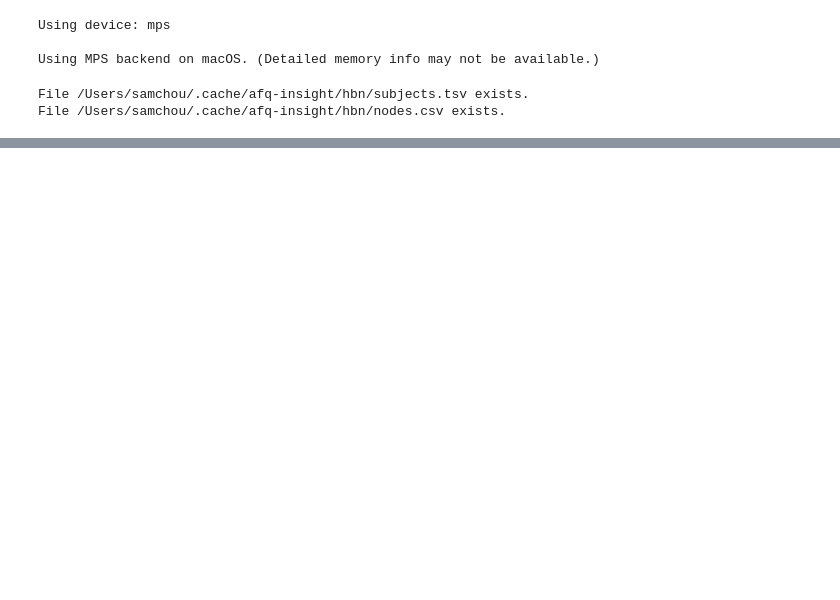
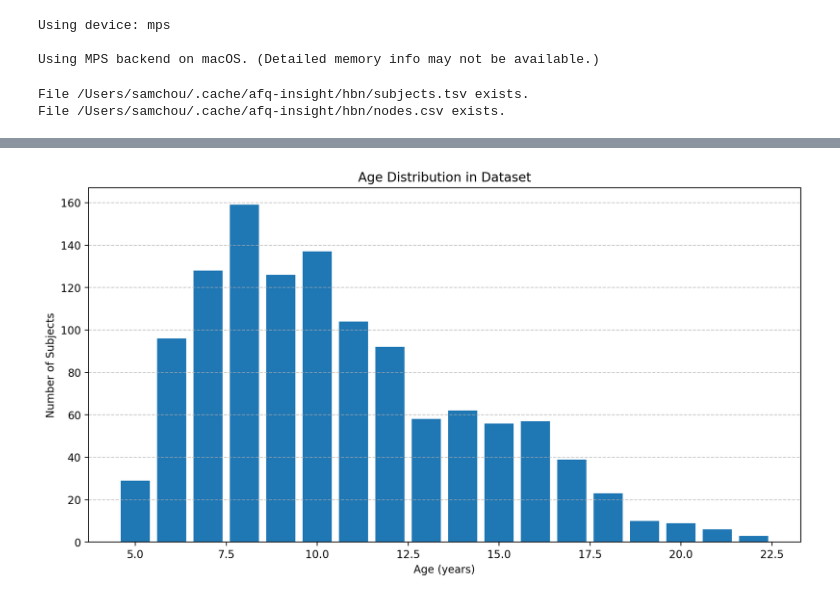
Before and after one commit to EntropyChicken/Asa-Jats-Task-Vectors-On-AFQ-Insight, a Jupyter notebook: ConvAE_Experiments/Variational/fa_tracts_data/vae_age_site_stages.ipynb, the cells around one changed output, grey strips where cells are left out. Saved outputs shown, nothing was run; the diff lists cells and outputs as text; code cells hidden in the pictures; blank space fills up the shorter version.

```diff
--- a/ConvAE_Experiments/Variational/fa_tracts_data/vae_age_site_stages.ipynb
+++ b/ConvAE_Experiments/Variational/fa_tracts_data/vae_age_site_stages.ipynb
@@ -41,0 +237,85 @@ File /Users/samchou/.cache/afq-insight/hbn/nodes.csv exists.
+# %%
+# Calculate baseline MAE if we just predict the mean age for everyone
+all_ages = []
+missing_age_count = 0
+total_samples = 0
+
+# Collect all age values from training set
+for x, labels in train_loader:
+    age_values = labels[:, 0].float().unsqueeze(1)
+
+    # Filter out NaN values
+    valid_mask = ~torch.isnan(age_values)
+    valid_ages = age_values[valid_mask]
+
+    # Count missing values
+    missing_age_count += (~valid_mask).sum().item()
+
+    # Add valid ages to our collection
+    all_ages.append(valid_ages)
+
+    # Track total samples
+    total_samples += age_values.size(0)
+
+# Combine all collected ages
+all_ages_tensor = torch.cat(all_ages)
+mean_age = all_ages_tensor.mean().item()
+
+# Calculate MAE if we just predict the mean for everyone
+baseline_mae = 0
+total_valid_samples = 0
+
+for x, labels in val_loader:
+    age_values = labels[:, 0].float().unsqueeze(1)
+
+    # Filter out NaN values
+    valid_mask = ~torch.isnan(age_values)
+    valid_ages = age_values[valid_mask]
+
+    if valid_ages.size(0) > 0:
+        # Calculate MAE for this batch using mean prediction
+        batch_mae = torch.abs(valid_ages - mean_age).mean().item()
+        baseline_mae += batch_mae * valid_ages.size(0)
+        total_valid_samples += valid_ages.size(0)
+
+# Calculate overall MAE
+if total_valid_samples > 0:
+    baseline_mae /= total_valid_samples
+
+print(f"Total samples: {total_samples}")
+print(f"Missing age values (NaN): {missing_age_count} ({missing_age_count/total_samples*100:.2f}%)")
+print(f"Mean age in training set: {mean_age:.2f} years")
+print(f"Baseline MAE (always predicting mean): {baseline_mae:.4f}")
+
+# Count subjects by age (rounded to nearest year)
+age_counts = {}
+for age in all_ages_tensor:
+    rounded_age = round(age.item())
+    if rounded_age in age_counts:
+        age_counts[rounded_age] += 1
+    else:
+        age_counts[rounded_age] = 1
+
+# Sort by age and print
+print("\nSubject count by age (rounded to nearest year):")
+for age in sorted(age_counts.keys()):
+    print(f"Age {age}: {age_counts[age]} subjects")
+
+# Visualize age distribution
+plt.figure(figsize=(12, 6))
+ages = list(age_counts.keys())
+counts = list(age_counts.values())
+plt.bar(ages, counts)
+plt.xlabel('Age (years)')
+plt.ylabel('Number of Subjects')
+plt.title('Age Distribution in Dataset')
+plt.grid(axis='y', linestyle='--', alpha=0.7)
+plt.show()
+
+# Print a few examples of age labels
+for i, (x, labels) in enumerate(train_loader):
+    age_labels = labels[:, 0].float().unsqueeze(1)
+    print(f"Batch {i+1} age labels sample: {age_labels[:5]}")
+    if i >= 2:  # Just show first few batches
+        break
+# %% [output]
@@ -41,0 +339 @@ File /Users/samchou/.cache/afq-insight/hbn/nodes.csv exists.
+[figure, added]
```
Also changed, not shown: parts of 30 cells of this notebook, 52 other files.
